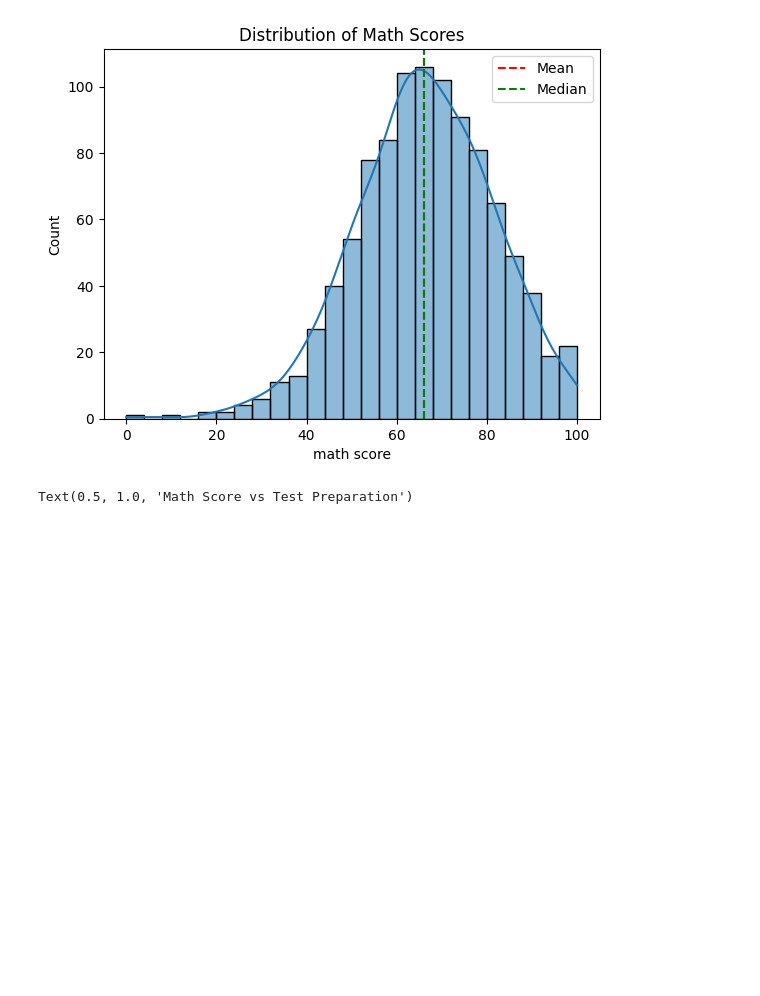
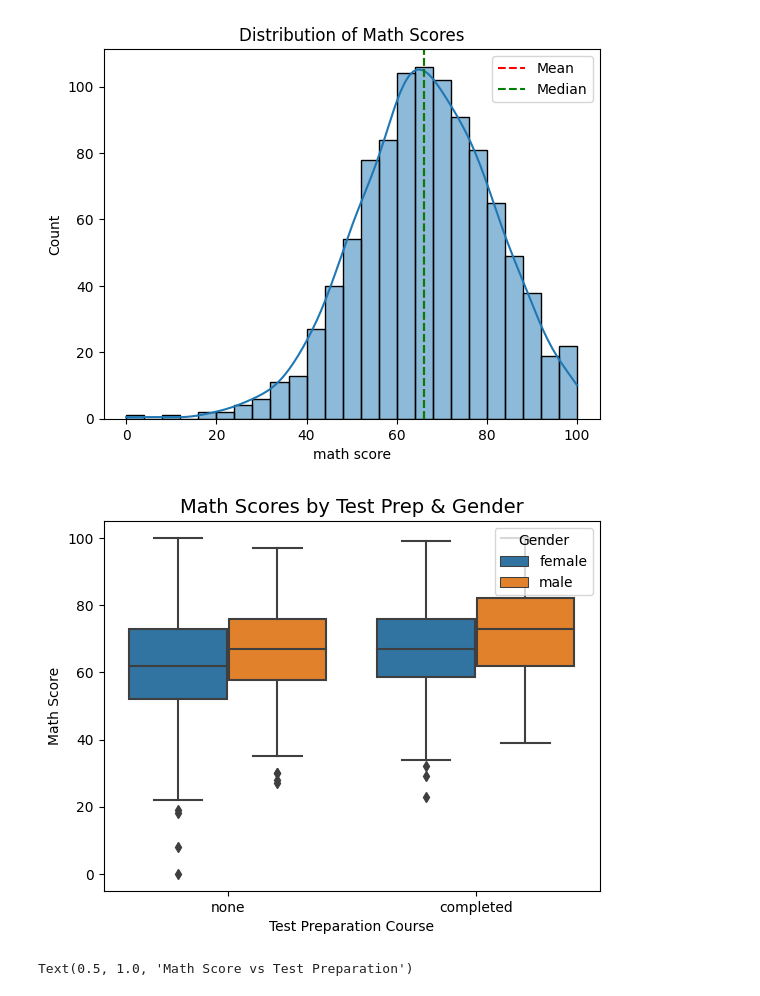
Before and after one commit to pranayneerati/EP3102_LAB1, a Jupyter notebook: ep3102-week2-data-engineering-statistics-b55ed7.ipynb, the cells around one changed output. Saved outputs shown, nothing was run; the diff lists cells and outputs as text; code cells hidden in the pictures; blank space fills up the shorter version.

Commit message:
Kaggle Notebook | ep3102_week2_data-engineering-statistics b55ed7 | Version 4

```diff
--- a/ep3102-week2-data-engineering-statistics-b55ed7.ipynb
+++ b/ep3102-week2-data-engineering-statistics-b55ed7.ipynb
@@ -391,3 +391,10 @@ df[numeric_cols].describe()
 | 50% | 66.00000 | 70.000000 | 69.000000 |
 | 75% | 77.00000 | 79.000000 | 79.000000 |
 | max | 100.00000 | 100.000000 | 100.000000 |
+# %%
+# Exercise 1
+
+df = pd.read_csv("/kaggle/input/students-performance-in-exams/StudentsPerformance.csv")
+
+df['average score'] = df[['math score', 'reading score', 'writing score']].mean(axis=1)
+df.head()
@@ -431,6 +494,19 @@ plt.show()
 #Exercise 4: Repeat for reading and writing scores
 # %% [output]
 [figure]
+# %%
+# Exercise 4:
+import seaborn as sns
+import matplotlib.pyplot as plt
+
+sns.boxplot(x='test preparation course', y='math score', hue='gender', data=df)
+plt.title("Math Scores by Test Prep & Gender", fontsize=14)
+plt.xlabel("Test Preparation Course")
+plt.ylabel("Math Score")
+plt.legend(title="Gender", loc="upper right")
+plt.show()
+# %% [output]
+[figure, added]
 # %%
 #Comarisons using visualization
 sns.boxplot(x='test preparation course', y='math score', data=df)
```
Also changed, not shown: parts of 9 cells of this notebook.
